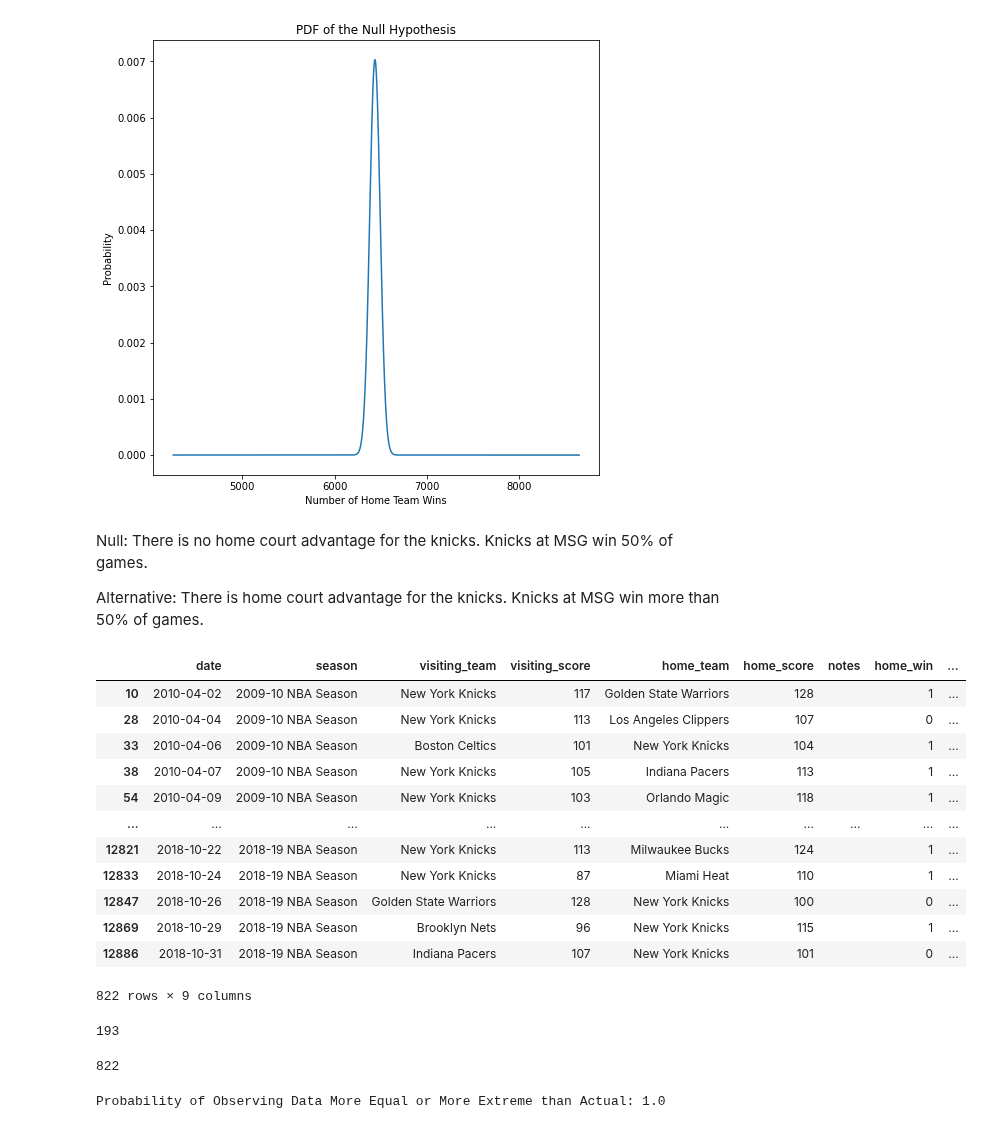
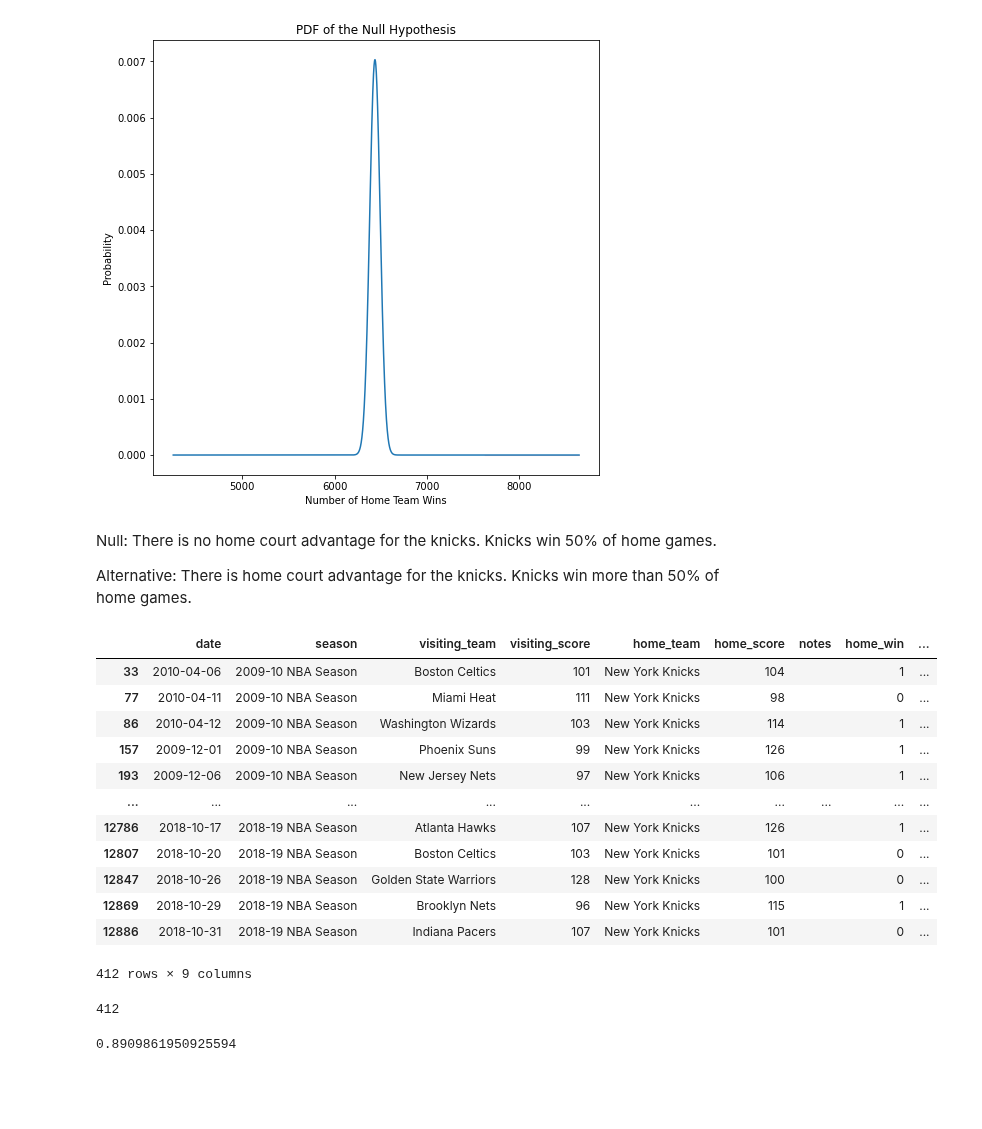
Before and after one commit to wjlau/Capstone1-Proposal, a Jupyter notebook: Basketball_Dataset.ipynb, the cells around one changed output. Cells and saved outputs as stored; diff of their text form; code cells hidden in the pictures; blank space fills up the shorter version.

```diff
--- a/Basketball_Dataset.ipynb
+++ b/Basketball_Dataset.ipynb
@@ -261,35 +261,32 @@ ax.set_xlabel("Number of Home Team Wins")
 Text(0.5, 0, 'Number of Home Team Wins')
 [figure]
 # %% [markdown]
-Null: There is no home court advantage for the knicks. Knicks at MSG win 50% of games.
+Null: There is no home court advantage for the knicks. Knicks win 50% of home games.
 
-Alternative: There is home court advantage for the knicks. Knicks at MSG win more than 50% of games.
+Alternative: There is home court advantage for the knicks. Knicks win more than 50% of home games.
 # %%
-knicks_games = filtered[(filtered.home_team=='New York Knicks') | (filtered.visiting_team == 'New York Knicks')]
+knicks_home_games = filtered[filtered.home_team=='New York Knicks']
 # %%
-knicks_games
+knicks_home_games
 # %% [output]
 |  | date | season | visiting_team | visiting_score | home_team | home_score | notes | home_win | ... |
-| 10 | 2010-04-02 | 2009-10 NBA Season | New York Knicks | 117 | Golden State Warriors | 128 |  | 1 | ... |
-| 28 | 2010-04-04 | 2009-10 NBA Season | New York Knicks | 113 | Los Angeles Clippers | 107 |  | 0 | ... |
 | 33 | 2010-04-06 | 2009-10 NBA Season | Boston Celtics | 101 | New York Knicks | 104 |  | 1 | ... |
-| 38 | 2010-04-07 | 2009-10 NBA Season | New York Knicks | 105 | Indiana Pacers | 113 |  | 1 | ... |
-| 54 | 2010-04-09 | 2009-10 NBA Season | New York Knicks | 103 | Orlando Magic | 118 |  | 1 | ... |
+| 77 | 2010-04-11 | 2009-10 NBA Season | Miami Heat | 111 | New York Knicks | 98 |  | 0 | ... |
+| 86 | 2010-04-12 | 2009-10 NBA Season | Washington Wizards | 103 | New York Knicks | 114 |  | 1 | ... |
+| 157 | 2009-12-01 | 2009-10 NBA Season | Phoenix Suns | 99 | New York Knicks | 126 |  | 1 | ... |
+| 193 | 2009-12-06 | 2009-10 NBA Season | New Jersey Nets | 97 | New York Knicks | 106 |  | 1 | ... |
 | ... | ... | ... | ... | ... | ... | ... | ... | ... | ... |
-| 12821 | 2018-10-22 | 2018-19 NBA Season | New York Knicks | 113 | Milwaukee Bucks | 124 |  | 1 | ... |
-| 12833 | 2018-10-24 | 2018-19 NBA Season | New York Knicks | 87 | Miami Heat | 110 |  | 1 | ... |
+| 12786 | 2018-10-17 | 2018-19 NBA Season | Atlanta Hawks | 107 | New York Knicks | 126 |  | 1 | ... |
+| 12807 | 2018-10-20 | 2018-19 NBA Season | Boston Celtics | 103 | New York Knicks | 101 |  | 0 | ... |
 | 12847 | 2018-10-26 | 2018-19 NBA Season | Golden State Warriors | 128 | New York Knicks | 100 |  | 0 | ... |
 | 12869 | 2018-10-29 | 2018-19 NBA Season | Brooklyn Nets | 96 | New York Knicks | 115 |  | 1 | ... |
 | 12886 | 2018-10-31 | 2018-19 NBA Season | Indiana Pacers | 107 | New York Knicks | 101 |  | 0 | ... |
-822 rows × 9 columns
+412 rows × 9 columns
 # %%
-total_knicks_home_win = knicks_games[knicks_games.home_win==1]['home_team'].count()
-total_knicks_home_win
+total_knicks_home_win = knicks_home_games[knicks_home_games.home_win==1]['home_team'].count()
-# %% [output]
-193
 # %%
-total_knicks_games = knicks_games.shape[0]
-total_knicks_games
+knicks_games = knicks_home_games.shape[0]
+knicks_games
 # %% [output]
-822
+412
 # %%
@@ -297,6 +294,5 @@ binomial_knicks = stats.binom(n=total_knicks_games, p=0.5)
-# %%
-prob_equal_or_more_extreme = 1 - binomial_knicks.cdf(total_knicks_home_win-1)
-print("Probability of Observing Data More Equal or More Extreme than Actual: {:2.2}".format(prob_equal_or_more_extreme))
-# %% [output]
-Probability of Observing Data More Equal or More Extreme than Actual: 1.0
+# %%
+1-binomial_knicks.cdf(193)
+# %% [output]
+0.8909861950925594
 # %%
```
Also changed, not shown: parts of 11 cells of this notebook.
